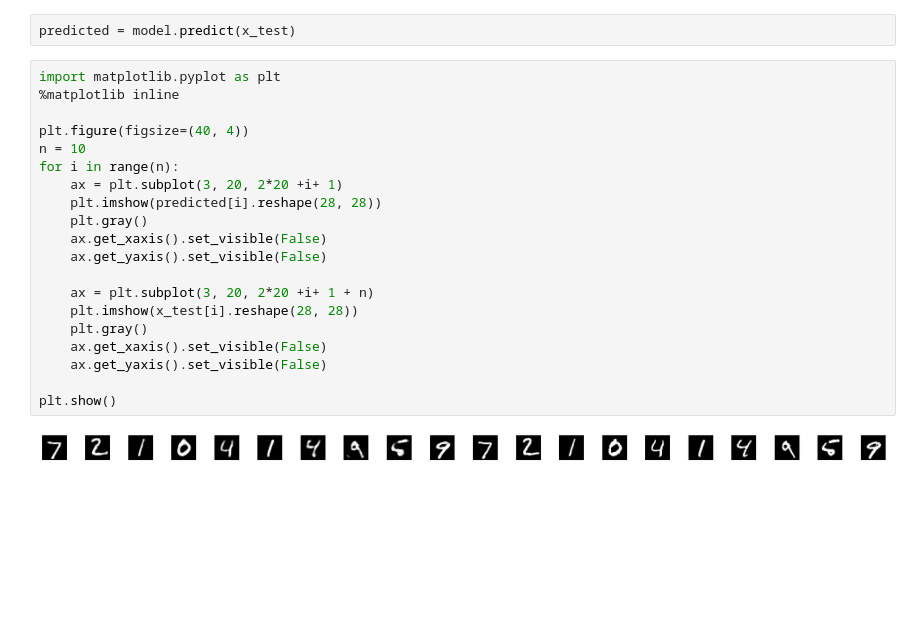
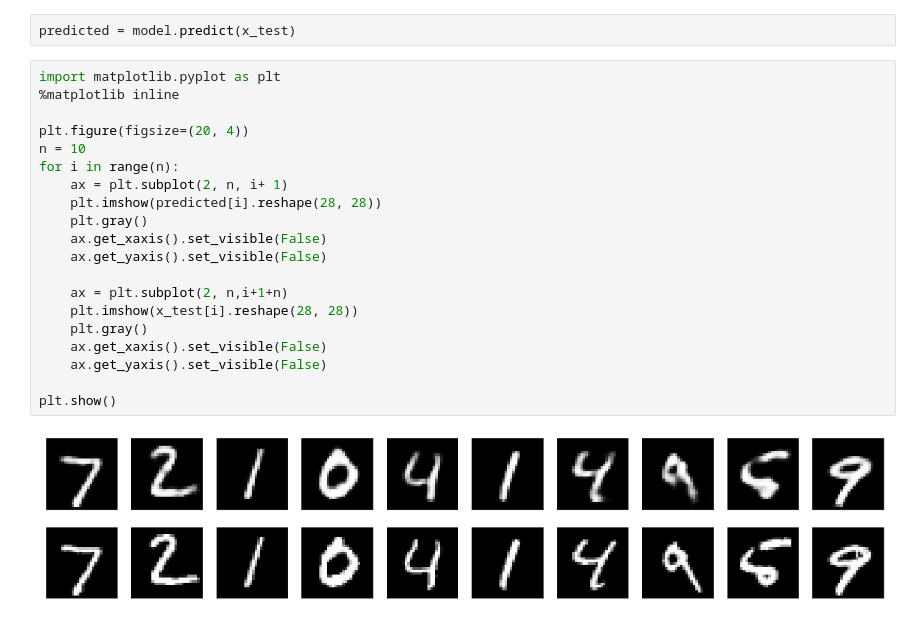
Before and after one commit to FabioCoder/DataScienceSS20, a Jupyter notebook: Exercises/7_a_Autoencoder.ipynb, the cells around one changed output. Drawn from its saved outputs; the diff is of its cells as text; blank space fills up the shorter version.

```diff
--- a/Exercises/7_a_Autoencoder.ipynb
+++ b/Exercises/7_a_Autoencoder.ipynb
@@ -139,25 +139,25 @@ predicted = model.predict(x_test)
 # %%
 import matplotlib.pyplot as plt
 %matplotlib inline
 
-plt.figure(figsize=(40, 4))
+plt.figure(figsize=(20, 4))
 n = 10
 for i in range(n):
-    ax = plt.subplot(3, 20, 2*20 +i+ 1)
+    ax = plt.subplot(2, n, i+ 1)
     plt.imshow(predicted[i].reshape(28, 28))
     plt.gray()
     ax.get_xaxis().set_visible(False)
     ax.get_yaxis().set_visible(False)
 
-    ax = plt.subplot(3, 20, 2*20 +i+ 1 + n)
+    ax = plt.subplot(2, n,i+1+n)
     plt.imshow(x_test[i].reshape(28, 28))
     plt.gray()
     ax.get_xaxis().set_visible(False)
     ax.get_yaxis().set_visible(False)
 
 plt.show()
 # %% [output]
-[figure, old version]
+[figure, new version]
 # %%
 import pandas as pd
 mse = np.mean(np.power(x_test - predicted, 2), axis=1)
```
Also changed, not shown: parts of 9 cells of this notebook.
